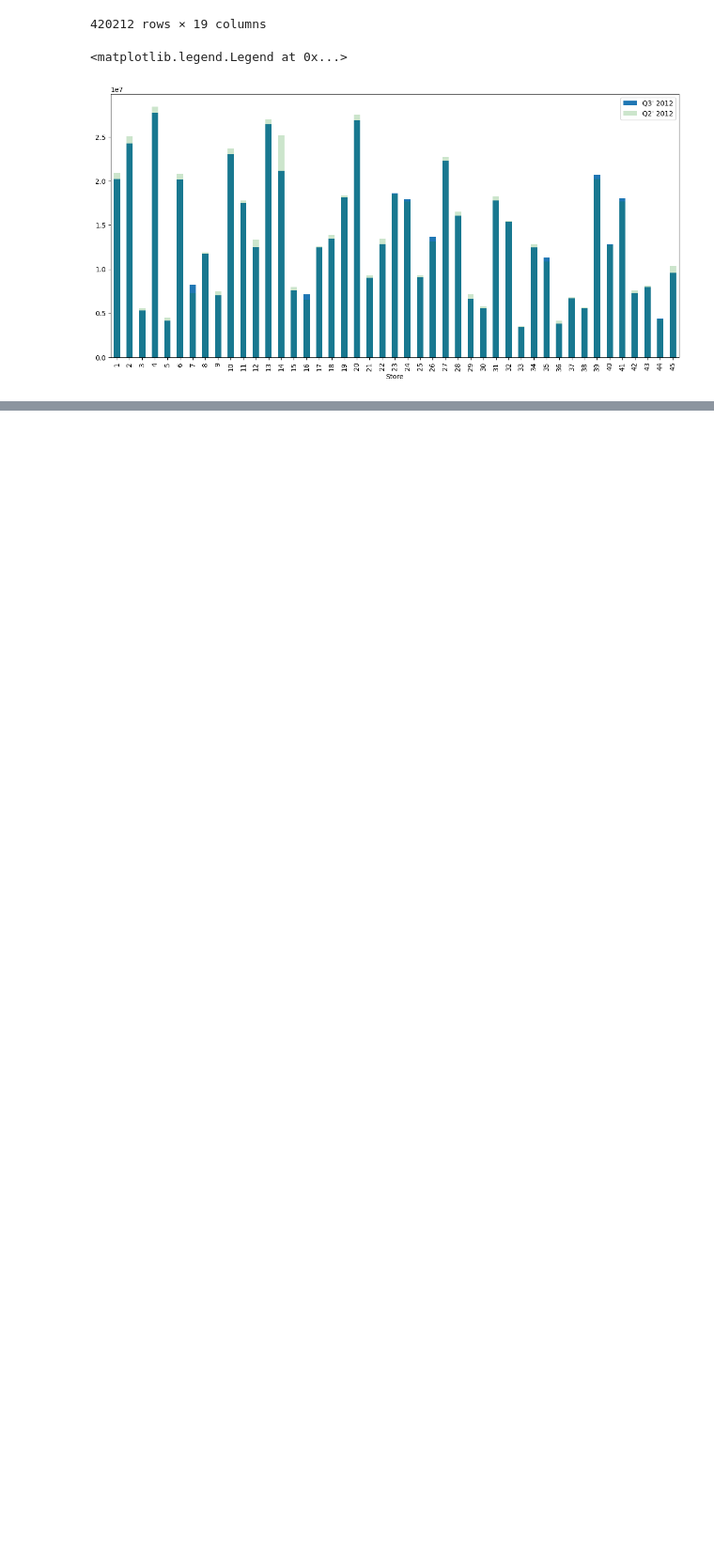
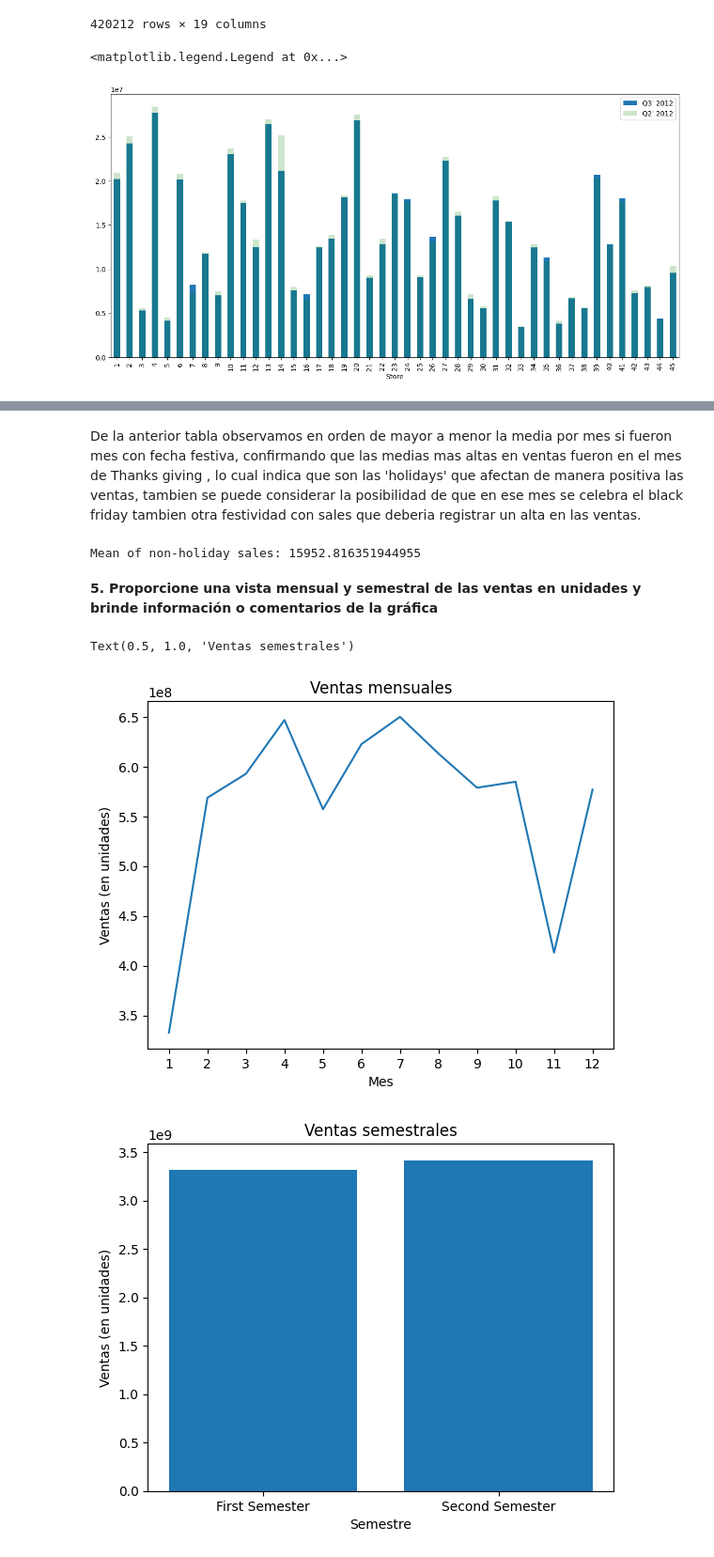
Before and after one commit to gina13mnsr/Walmart_forecasting_G8, a Jupyter notebook: codigo2.ipynb, the cells around one changed output, grey strips where cells are left out. Shown at 94% size. Cells and saved outputs as stored; diff of their text form; code cells hidden in the pictures; blank space fills up the shorter version.

Commit message:
se realizo EDA y visualizaciones

```diff
--- a/codigo2.ipynb
+++ b/codigo2.ipynb
@@ -571,0 +638,44 @@ plt.legend(["Q3' 2012", "Q2' 2012"])
+# %% [markdown]
+De la anterior tabla observamos en orden de mayor a menor la media por mes si fueron mes con fecha festiva, confirmando que las medias mas altas en ventas fueron en el mes de Thanks giving , lo cual indica que son las 'holidays' que afectan de manera positiva las ventas, tambien se puede considerar la posibilidad de que en ese mes se celebra el black friday tambien otra festividad con sales que deberia registrar un alta en las ventas.
+# %%
+# Calculamos la media de los dias no festivos
+
+# Filtrar las filas con 'IsHoliday' = 0
+non_holiday_sales = merged_data.loc[merged_data['IsHoliday_x'] == False]
+
+# Calculando la media de 'non_holiday_dales'
+mean_non_holiday_sales = non_holiday_sales['Weekly_Sales'].mean()
+
+print("Mean of non-holiday sales:", mean_non_holiday_sales)
+# %% [output]
+Mean of non-holiday sales: 15952.816351944955
+# %% [markdown]
+**5. Proporcione una vista mensual y semestral de las ventas en unidades y brinde información o comentarios de la gráfica**
+# %%
+merged_data['Semester'] = merged_data['Month'].apply(lambda x: 'First Semester' if x <= 6 else 'Second Semester')
+# %%
+# Agregar columna Semester
+merged_data['Semester'] = merged_data['Month'].apply(lambda x: 'First Semester' if x <= 6 else 'Second Semester')
+
+# Agrupar por mes y sumar las ventas en unidades correspondientes
+monthly_sales = merged_data.groupby(['Month'])['Weekly_Sales'].sum()
+semesterly_sales = merged_data.groupby(['Semester'])['Weekly_Sales'].sum()
+
+# Crear figura y ejes para la gráfica mensual
+fig, ax = plt.subplots()
+ax.plot(monthly_sales.index, monthly_sales.values)
+ax.set_xticks(range(1,13))
+ax.set_xlabel('Mes')
+ax.set_ylabel('Ventas (en unidades)')
+ax.set_title('Ventas mensuales')
+
+# Crear figura y ejes para la gráfica semestral
+fig, ax = plt.subplots()
+ax.bar(semesterly_sales.index, semesterly_sales.values)
+ax.set_xlabel('Semestre')
+ax.set_ylabel('Ventas (en unidades)')
+ax.set_title('Ventas semestrales')
+# %% [output]
+Text(0.5, 1.0, 'Ventas semestrales')
+[figure, added]
+[figure, added]
```
Also changed, not shown: parts of 11 cells of this notebook.
